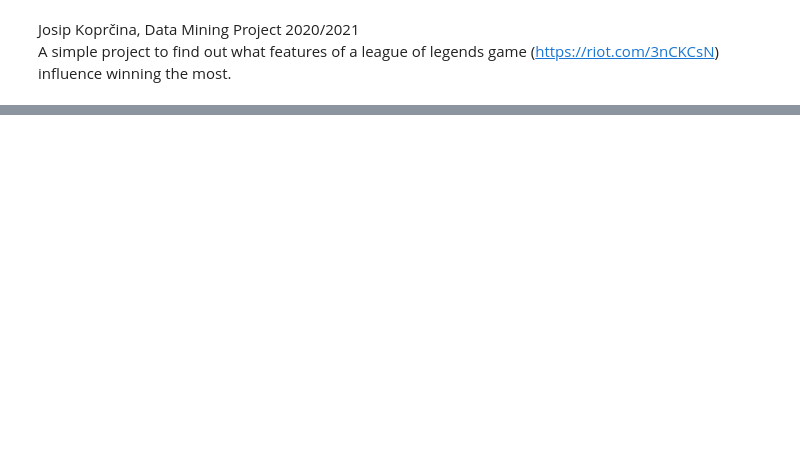
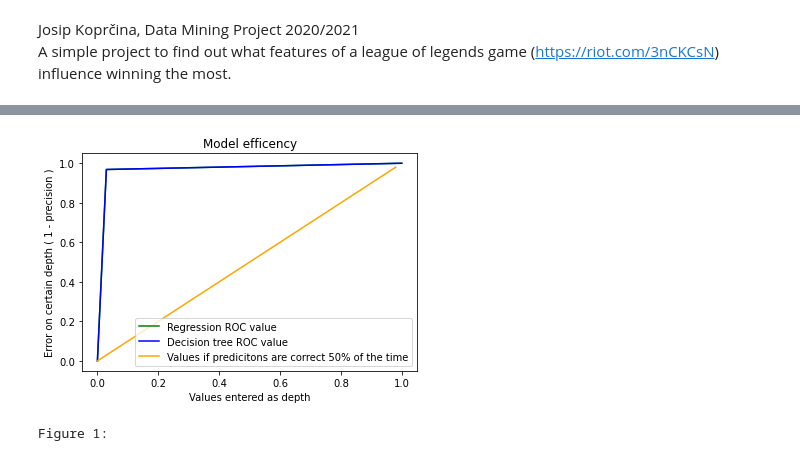
Before and after one commit to jkoprcina/LeagueOfLegendsDataMiningProject, a Jupyter notebook: LeagueOfLegendsDataMining.ipynb, the cells around one changed output, grey strips where cells are left out. Drawn from its saved outputs; the diff is of its cells as text; code cells hidden in the pictures; blank space fills up the shorter version.

Commit message:
Added basic version of logistic regression

```diff
--- a/LeagueOfLegendsDataMining.ipynb
+++ b/LeagueOfLegendsDataMining.ipynb
@@ -31,9 +40,12 @@ labels = ["Win", "Lose"]
 # %%
 # Splitting into random 10-k folds and using decision trees
 
-X_train, X_test, y_train, y_test = train_test_split(X, y, test_size=0.20)
+X_train, X_test, y_train, y_test = train_test_split(X, y, test_size=0.33)
 
 classifier = DecisionTreeClassifier()
 classifier.fit(X_train, y_train)
 
 y_pred = classifier.predict(X_test)
+
+print(confusion_matrix(y_test, y_pred))
+print(classification_report(y_test, y_pred))
@@ -58,0 +80,9 @@ print("Figure 1:")
+# %%
+# Using logistic regression to classify
+
+logmodel = LogisticRegression()
+logmodel.fit(X_train,y_train)
+y_pred = logmodel.predict(X_test)
+
+print(confusion_matrix(y_test, y_pred))
+print(classification_report(y_test, y_pred))
@@ -58,0 +104,21 @@ print("Figure 1:")
+# %%
+# Plotting the comparison of our models
+
+fpr1, tpr1, thresholds = metrics.roc_curve(y_test, y_pred)
+fpr2, tpr2, thresholds = metrics.roc_curve(y_test, y_pred)
+
+plt.plot(fpr1, tpr1, color="blue", label = "Decision tree ROC value")
+plt.plot(fpr2, tpr2, color="green", label = "Regression ROC value")
+
+x = [i for i in range(1,100)]
+plt.plot([i/100 for i in range(len(x))], [i/100 for i in range(len(x))], color="orange", label = "Values if predicitons are correct 50% of the time")
+
+plt.xlabel('Values entered as depth')
+plt.ylabel('Error on certain depth ( 1 - precision )')
+plt.title('Model efficency')
+plt.legend()
+plt.show()
+print("Figure 1:")
+# %% [output]
+[figure, added]
+Figure 1:
```
Also changed, not shown: parts of 6 cells of this notebook, 1 other file.
